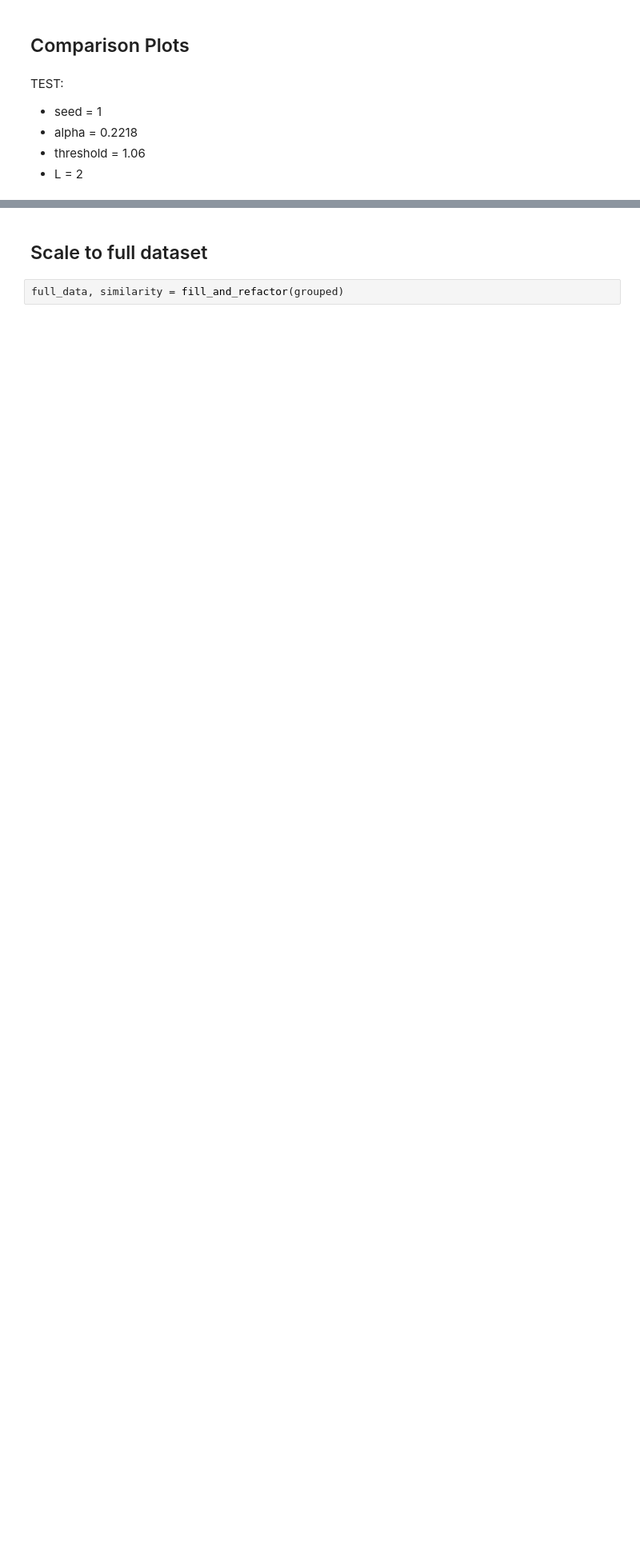
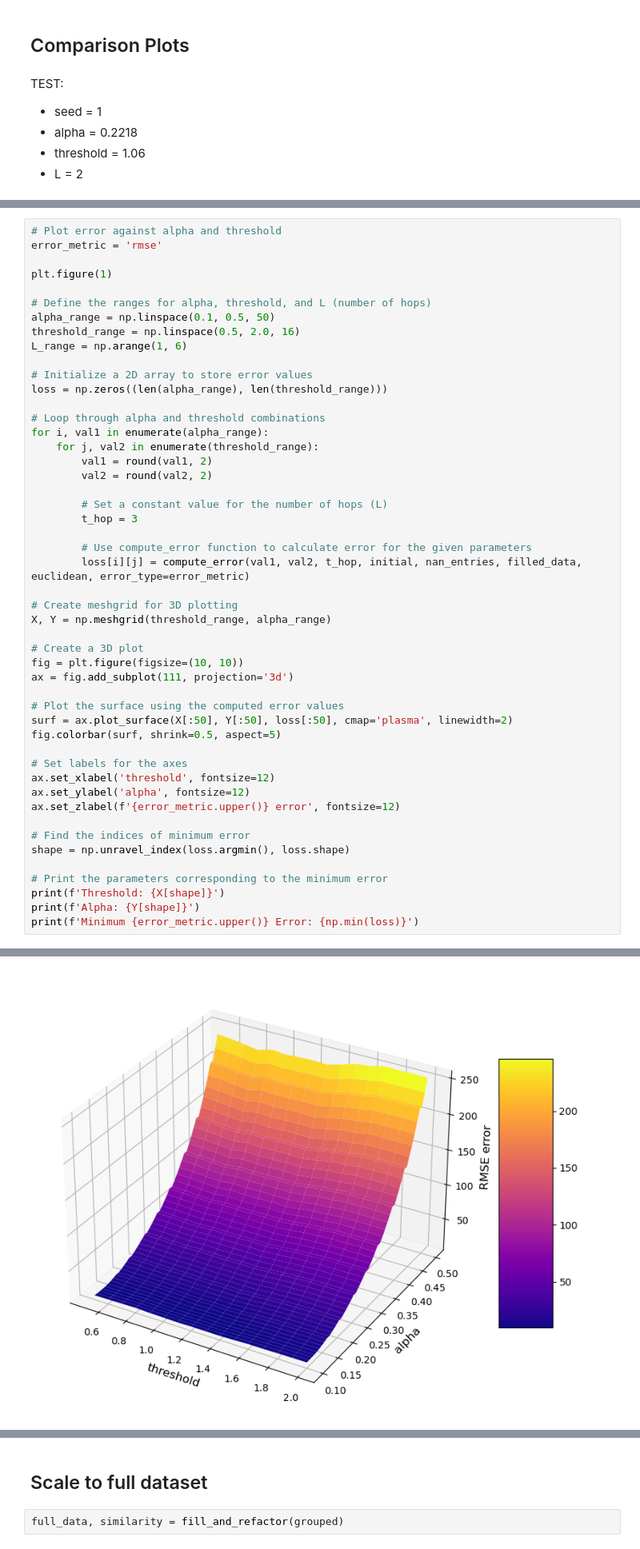
Before and after one commit to michellewl/AQ-graph-prop, a Jupyter notebook: NO2_propagation.ipynb, the cells around one changed output, grey strips where cells are left out. Shown at 80% size. Saved outputs shown, nothing was run; the diff lists cells and outputs as text; blank space fills up the shorter version.

```diff
--- a/NO2_propagation.ipynb
+++ b/NO2_propagation.ipynb
@@ -1013,0 +968,50 @@ print(f'Error: {np.min(loss)}')
+# %%
+# Plot error against alpha and threshold
+error_metric = 'rmse'
+
+plt.figure(1)
+
+# Define the ranges for alpha, threshold, and L (number of hops)
+alpha_range = np.linspace(0.1, 0.5, 50)
+threshold_range = np.linspace(0.5, 2.0, 16)
+L_range = np.arange(1, 6)
+
+# Initialize a 2D array to store error values
+loss = np.zeros((len(alpha_range), len(threshold_range)))
+
+# Loop through alpha and threshold combinations
+for i, val1 in enumerate(alpha_range):
+    for j, val2 in enumerate(threshold_range):
+        val1 = round(val1, 2)
+        val2 = round(val2, 2)
+
+        # Set a constant value for the number of hops (L)
+        t_hop = 3
+
+        # Use compute_error function to calculate error for the given parameters
+        loss[i][j] = compute_error(val1, val2, t_hop, initial, nan_entries, filled_data, euclidean, error_type=error_metric)
+
+# Create meshgrid for 3D plotting
+X, Y = np.meshgrid(threshold_range, alpha_range)
+
+# Create a 3D plot
+fig = plt.figure(figsize=(10, 10))
+ax = fig.add_subplot(111, projection='3d')
+
+# Plot the surface using the computed error values
+surf = ax.plot_surface(X[:50], Y[:50], loss[:50], cmap='plasma', linewidth=2)
+fig.colorbar(surf, shrink=0.5, aspect=5)
+
+# Set labels for the axes
+ax.set_xlabel('threshold', fontsize=12)
+ax.set_ylabel('alpha', fontsize=12)
+ax.set_zlabel(f'{error_metric.upper()} error', fontsize=12)
+
+# Find the indices of minimum error
+shape = np.unravel_index(loss.argmin(), loss.shape)
+
+# Print the parameters corresponding to the minimum error
+print(f'Threshold: {X[shape]}')
+print(f'Alpha: {Y[shape]}')
+print(f'Minimum {error_metric.upper()} Error: {np.min(loss)}')
+# %% [output]
@@ -1014,2 +1022,3 @@ print(f'Error: {np.min(loss)}')
+[figure, added]
 # %%
 # Plot loss against alpha and L (hops)
```
Also changed, not shown: parts of 30 cells of this notebook.
